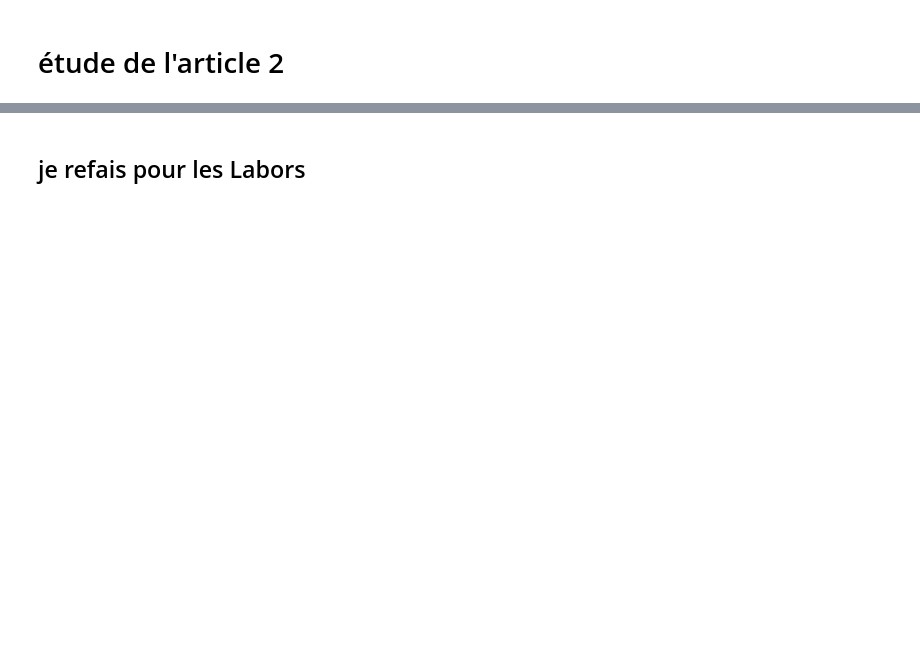
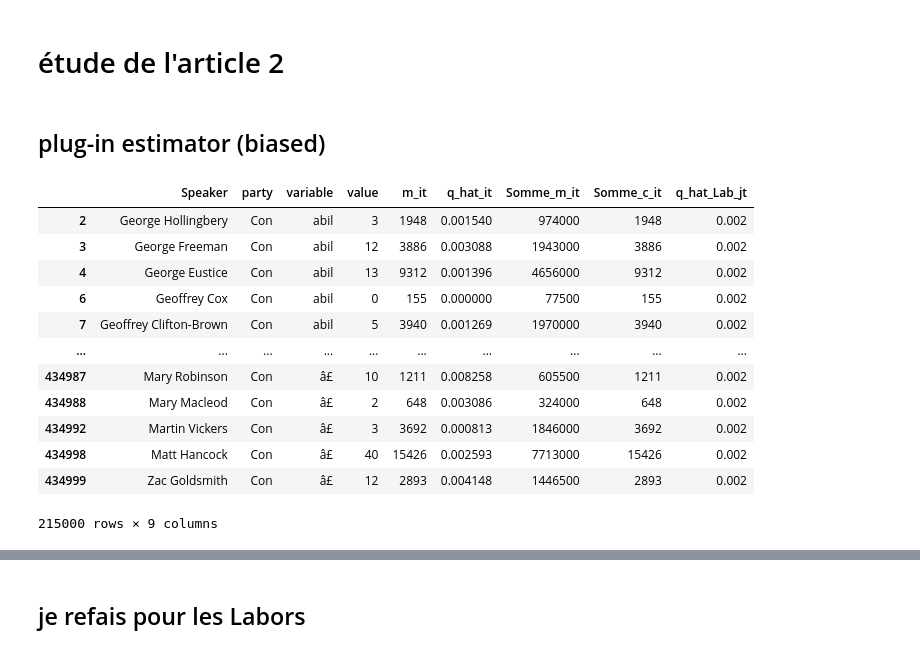
Before and after one commit to ismakrout/NLP-project, a Jupyter notebook: NB_3.ipynb, the cells around one changed output, grey strips where cells are left out. Saved outputs shown, nothing was run; the diff lists cells and outputs as text; code cells hidden in the pictures; blank space fills up the shorter version.

```diff
--- a/NB_3.ipynb
+++ b/NB_3.ipynb
@@ -24,4 +25,4 @@ pd.set_option("display.max_columns", None)
 import warnings
 warnings.filterwarnings('ignore')
 # %%
-df = pd.read_csv('01. output/aux.csv')
+df_modelisation = read_and_prepare_df_of_the_model('01. output/df_freqs_speaker_word.csv')
@@ -34,0 +37,2 @@ aux = aux.reset_index(drop=True)
+# %% [markdown]
+## plug-in estimator (biased)
@@ -34,0 +43,16 @@ aux = aux.reset_index(drop=True)
+# %%
+df_modelisation_Con
+# %% [output]
+|  | Speaker | party | variable | value | m_it | q_hat_it | Somme_m_it | Somme_c_it | q_hat_Lab_jt |
+| 2 | George Hollingbery | Con | abil | 3 | 1948 | 0.001540 | 974000 | 1948 | 0.002 |
+| 3 | George Freeman | Con | abil | 12 | 3886 | 0.003088 | 1943000 | 3886 | 0.002 |
+| 4 | George Eustice | Con | abil | 13 | 9312 | 0.001396 | 4656000 | 9312 | 0.002 |
+| 6 | Geoffrey Cox | Con | abil | 0 | 155 | 0.000000 | 77500 | 155 | 0.002 |
+| 7 | Geoffrey Clifton-Brown | Con | abil | 5 | 3940 | 0.001269 | 1970000 | 3940 | 0.002 |
+| ... | ... | ... | ... | ... | ... | ... | ... | ... | ... |
+| 434987 | Mary Robinson | Con | â£ | 10 | 1211 | 0.008258 | 605500 | 1211 | 0.002 |
+| 434988 | Mary Macleod | Con | â£ | 2 | 648 | 0.003086 | 324000 | 648 | 0.002 |
+| 434992 | Martin Vickers | Con | â£ | 3 | 3692 | 0.000813 | 1846000 | 3692 | 0.002 |
+| 434998 | Matt Hancock | Con | â£ | 40 | 15426 | 0.002593 | 7713000 | 15426 | 0.002 |
+| 434999 | Zac Goldsmith | Con | â£ | 12 | 2893 | 0.004148 | 1446500 | 2893 | 0.002 |
+215000 rows × 9 columns
```
Also changed, not shown: parts of 66 cells of this notebook.
